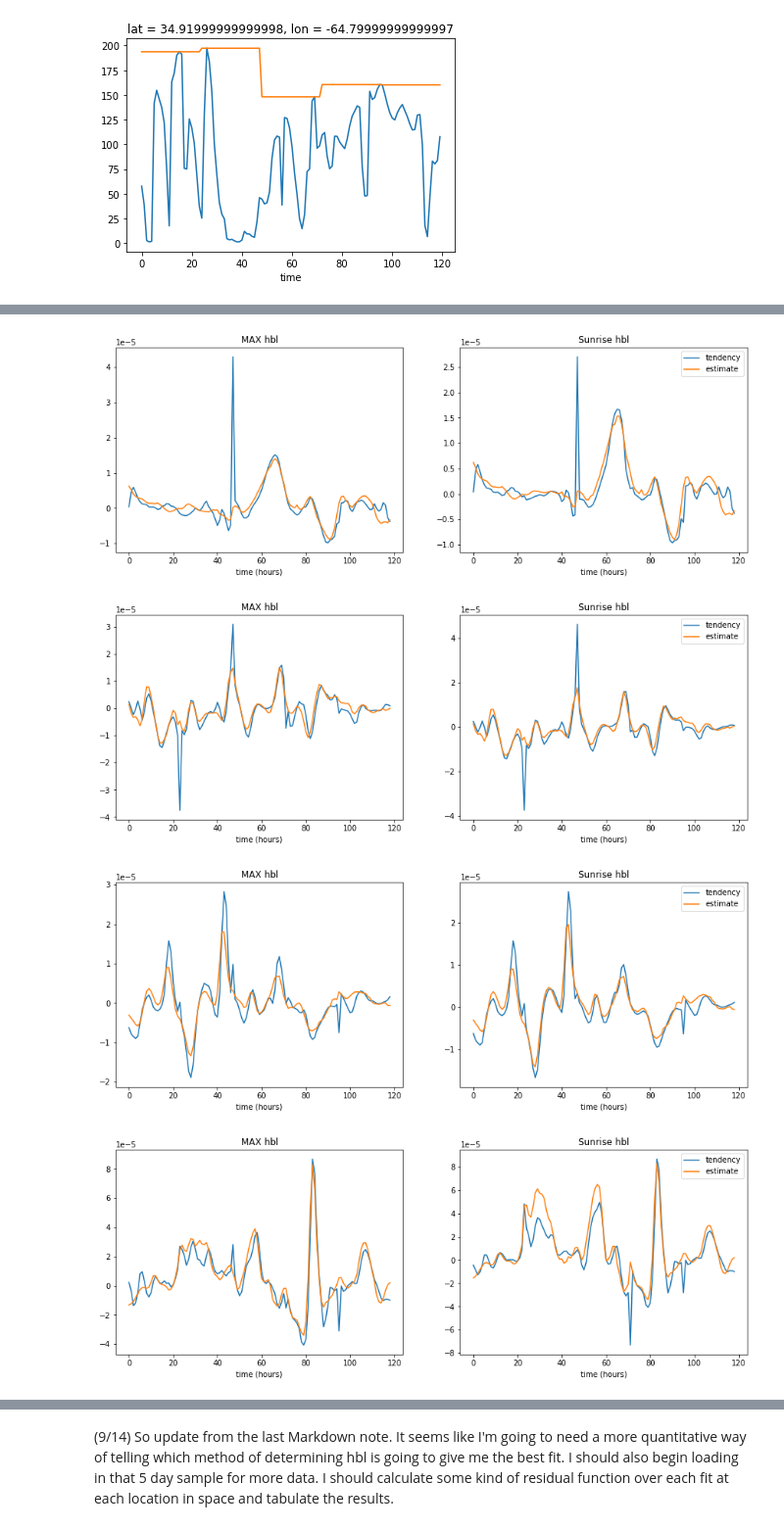
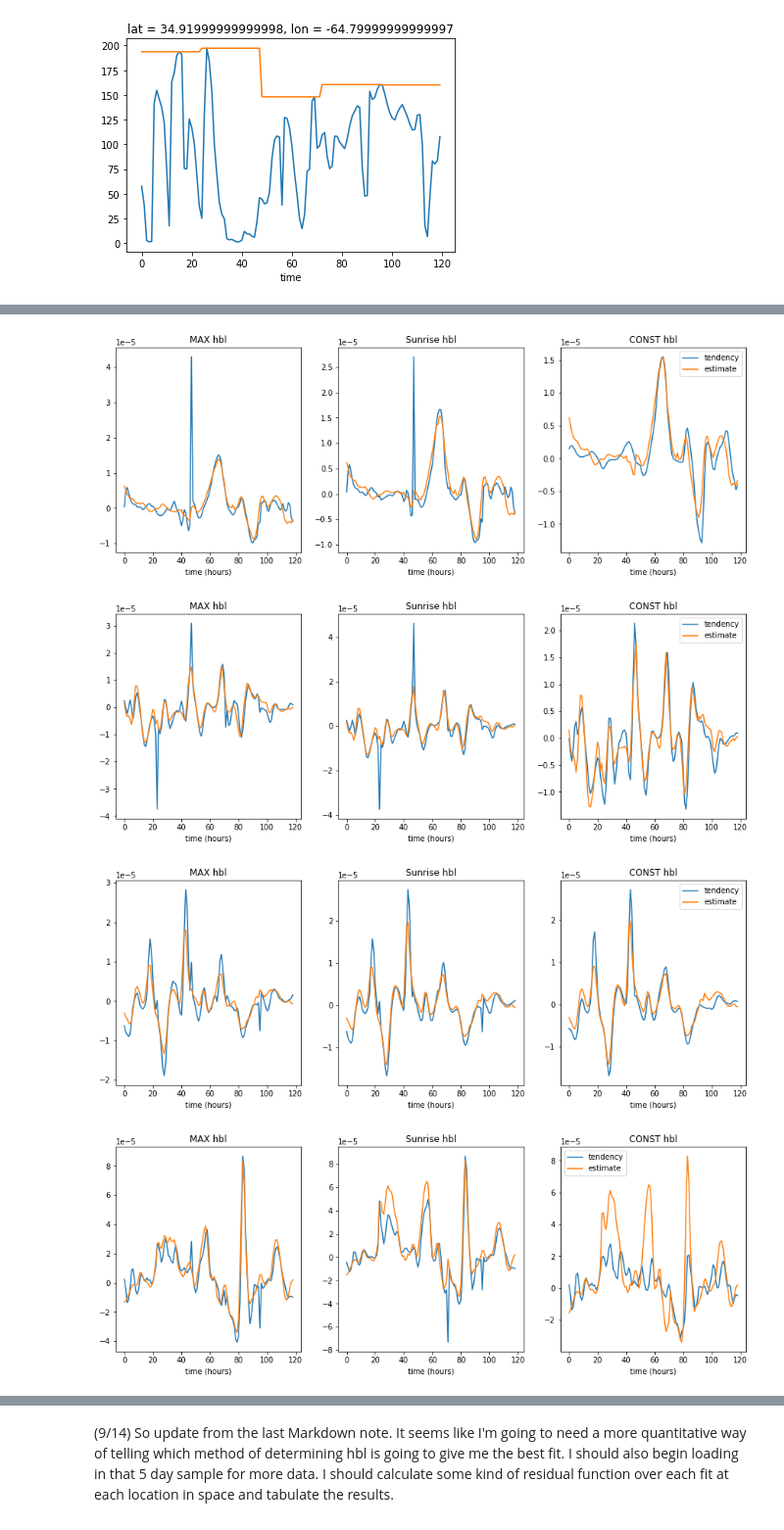
Before and after one commit to avik2007/CoupledOceAtmo, a Jupyter notebook: mit_geos_analysis/notebook14_hblstudies.ipynb, the cells around one changed output, grey strips where cells are left out. Shown at 98% size. Drawn from its saved outputs; the diff is of its cells as text; code cells hidden in the pictures.

```diff
--- a/mit_geos_analysis/notebook14_hblstudies.ipynb
+++ b/mit_geos_analysis/notebook14_hblstudies.ipynb
@@ -208,15 +225,14 @@ def coarseGrainHbl_LPFilter(hblset,latsel,lonsel):
         hblcoarsegrain = np.concatenate((hblcoarsegrain, np.full(periodlength, perioddepths[index])),casting='same_kind')
     hSUNRISE = xr.DataArray(data = hblcoarsegrain, dims = hblsel.dims, coords = hblsel.coords)
     return hSUNRISE
-def coarseGrainHbl_CONST(hblset,latsel,lonsel):
+def coarseGrainHbl_CONST(hblset,latsel,lonsel,zlayer):
     periodlength = 24
     periodnum = int(hblset.dims['time'] / periodlength)
     hblsel = hblset.sel(lat=latsel,lon=lonsel,method='nearest')
     perioddepths = np.empty(periodnum)
     hblcoarsegrain = np.empty(0)
-    sunrisetime = 10 #NOTE IN A FINAL VERSION OF THIS CODE, SUNRISE TIME WILL BE A FUNCTION OF LONGITUDE
     for index in range(0,periodnum):
-        perioddepths[index] = zlayerToDepth(32)
+        perioddepths[index] = zlayerToDepth(zlayer)
         hblcoarsegrain = np.concatenate((hblcoarsegrain, np.full(periodlength, perioddepths[index])),casting='same_kind')
     hSUNRISE = xr.DataArray(data = hblcoarsegrain, dims = hblsel.dims, coords = hblsel.coords)
     return hSUNRISE
@@ -337,7 +355,7 @@ plt.show()
 %matplotlib inline
 latsel = 34.04
 lonsel = -64.04
-fig, axes = plt.subplots(ncols=2, figsize =[15,5])
+fig, axes = plt.subplots(ncols=3, figsize =[15,5])
 axes
 hblcg = coarseGrainHbl_MAX(hbl, latsel,lonsel)
 tendency = getThetaTendency(hblcg, Theta, latsel,lonsel)
@@ -349,19 +367,26 @@ tendencyS= getThetaTendency(hblcgS, Theta, latsel,lonsel)
 EstimateS = getThetaTendencyEstimate(hblcgS, HAdv, Theta, Zeta, Q, latsel, lonsel)
 tendencyS.plot(ax = axes[1])
 EstimateS[1:].plot(ax = axes[1])
+hblcgC = coarseGrainHbl_CONST(hbl,latsel,lonsel, 28)
+tendencyC = getThetaTendency(hblcgC, Theta, latsel, lonsel)
+EstimateC = getThetaTendencyEstimate(hblcgS, HAdv, Theta,Zeta,Q, latsel,lonsel)
+tendencyC.plot(ax = axes[2])
+EstimateC[1:].plot(ax = axes[2])
 plt.setp(axes[0], xlabel='time (hours)')
 plt.setp(axes[0], title='MAX hbl')
+plt.setp(axes[1], xlabel='time (hours)')
+plt.setp(axes[1], title='Sunrise hbl')
 plt.xlabel('time (hours)')
-plt.title('Sunrise hbl')
+plt.title('CONST hbl')
 plt.legend(labels=['tendency', 'estimate'])
 plt.show()
 # %% [output]
-[figure, old version]
+[figure, new version]
 # %%
 %matplotlib inline
 latsel = 34.504
 lonsel = -65.75
-fig, axes = plt.subplots(ncols=2, figsize =[15,5])
+fig, axes = plt.subplots(ncols=3, figsize =[15,5])
 axes
 hblcg = coarseGrainHbl_MAX(hbl, latsel,lonsel)
 tendency = getThetaTendency(hblcg, Theta, latsel,lonsel)
@@ -373,19 +398,26 @@ tendencyS= getThetaTendency(hblcgS, Theta, latsel,lonsel)
 EstimateS = getThetaTendencyEstimate(hblcgS, HAdv, Theta, Zeta, Q, latsel, lonsel)
 tendencyS.plot(ax = axes[1])
 EstimateS[1:].plot(ax = axes[1])
+hblcgC = coarseGrainHbl_CONST(hbl,latsel,lonsel, 28)
+tendencyC = getThetaTendency(hblcgC, Theta, latsel, lonsel)
+EstimateC = getThetaTendencyEstimate(hblcgS, HAdv, Theta,Zeta,Q, latsel,lonsel)
+tendencyC.plot(ax = axes[2])
+EstimateC[1:].plot(ax = axes[2])
 plt.setp(axes[0], xlabel='time (hours)')
 plt.setp(axes[0], title='MAX hbl')
+plt.setp(axes[1], xlabel='time (hours)')
+plt.setp(axes[1], title='Sunrise hbl')
 plt.xlabel('time (hours)')
-plt.title('Sunrise hbl')
+plt.title('CONST hbl')
 plt.legend(labels=['tendency', 'estimate'])
 plt.show()
 # %% [output]
-[figure, old version]
+[figure, new version]
 # %%
 %matplotlib inline
 latsel = 34.34
 lonsel = -65.23
-fig, axes = plt.subplots(ncols=2, figsize =[15,5])
+fig, axes = plt.subplots(ncols=3, figsize =[15,5])
 axes
 hblcg = coarseGrainHbl_MAX(hbl, latsel,lonsel)
 tendency = getThetaTendency(hblcg, Theta, latsel,lonsel)
@@ -397,35 +429,49 @@ tendencyS= getThetaTendency(hblcgS, Theta, latsel,lonsel)
 EstimateS = getThetaTendencyEstimate(hblcgS, HAdv, Theta, Zeta, Q, latsel, lonsel)
 tendencyS.plot(ax = axes[1])
 EstimateS[1:].plot(ax = axes[1])
+hblcgC = coarseGrainHbl_CONST(hbl,latsel,lonsel, 28)
+tendencyC = getThetaTendency(hblcgC, Theta, latsel, lonsel)
+EstimateC = getThetaTendencyEstimate(hblcgS, HAdv, Theta,Zeta,Q, latsel,lonsel)
+tendencyC.plot(ax = axes[2])
+EstimateC[1:].plot(ax = axes[2])
 plt.setp(axes[0], xlabel='time (hours)')
 plt.setp(axes[0], title='MAX hbl')
+plt.setp(axes[1], xlabel='time (hours)')
+plt.setp(axes[1], title='Sunrise hbl')
 plt.xlabel('time (hours)')
-plt.title('Sunrise hbl')
+plt.title('CONST hbl')
 plt.legend(labels=['tendency', 'estimate'])
 plt.show()
 # %% [output]
-[figure, old version]
+[figure, new version]
 # %%
 %matplotlib inline
 latsel = 35
 lonsel = -64.
-fig, axes = plt.subplots(ncols=2, figsize =[15,5])
+fig, axes = plt.subplots(ncols=3, figsize =[15,5])
 axes
 hblcg = coarseGrainHbl_MAX(hbl, latsel,lonsel)
 tendency = getThetaTendency(hblcg, Theta, latsel,lonsel)
 Estimate = getThetaTendencyEstimate(hblcg, HAdv, Theta, Zeta, Q, latsel, lonsel)
 tendency.plot(ax = axes[0])
 Estimate[1:].plot(ax = axes[0])
 hblcgS = coarseGrainHbl_SUNRISE(hbl, latsel,lonsel)
 tendencyS= getThetaTendency(hblcgS, Theta, latsel,lonsel)
 EstimateS = getThetaTendencyEstimate(hblcgS, HAdv, Theta, Zeta, Q, latsel, lonsel)
 tendencyS.plot(ax = axes[1])
 EstimateS[1:].plot(ax = axes[1])
+hblcgC = coarseGrainHbl_CONST(hbl,latsel,lonsel, 28)
+tendencyC = getThetaTendency(hblcgC, Theta, latsel, lonsel)
+EstimateC = getThetaTendencyEstimate(hblcgS, HAdv, Theta,Zeta,Q, latsel,lonsel)
+tendencyC.plot(ax = axes[2])
+EstimateC[1:].plot(ax = axes[2])
 plt.setp(axes[0], xlabel='time (hours)')
 plt.setp(axes[0], title='MAX hbl')
+plt.setp(axes[1], xlabel='time (hours)')
+plt.setp(axes[1], title='Sunrise hbl')
 plt.xlabel('time (hours)')
-plt.title('Sunrise hbl')
+plt.title('CONST hbl')
 plt.legend(labels=['tendency', 'estimate'])
 plt.show()
 # %% [output]
-[figure, old version]
+[figure, new version]
```
Also changed, not shown: parts of 57 cells of this notebook, 3 other files.
